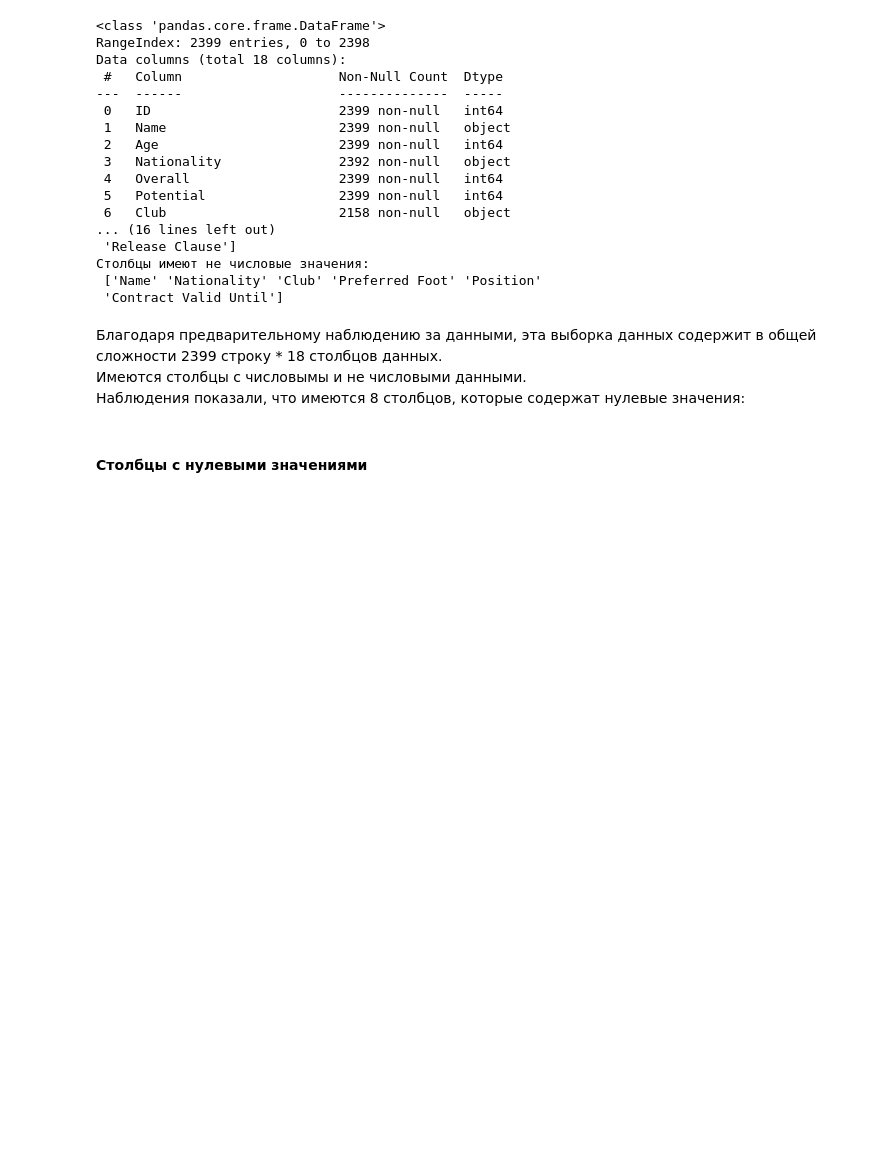
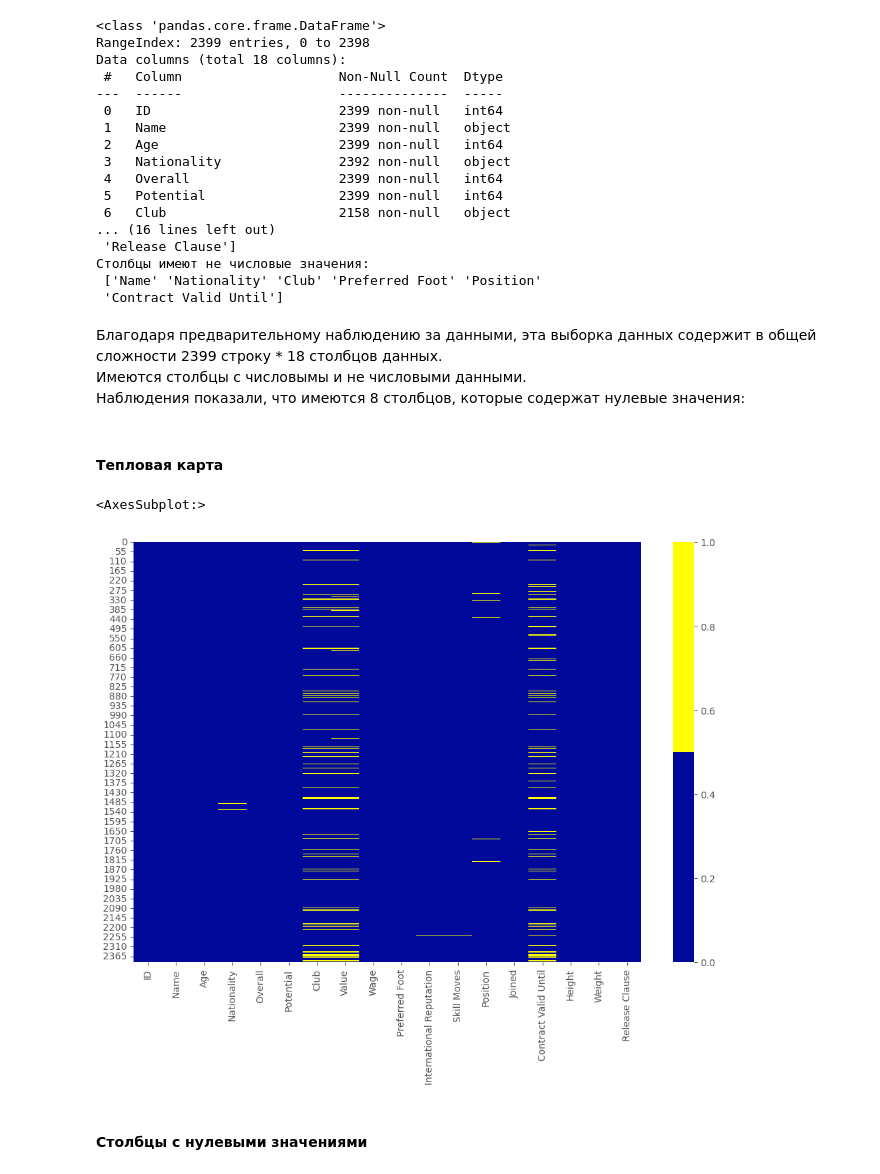
Before and after one commit to AndreyK89/Tech_Specialty, a Jupyter notebook: ETL/HW_2/ETL_HW_2_Кошелев.А.ipynb, the cells around one changed output. Saved outputs shown, nothing was run; the diff lists cells and outputs as text; code cells hidden in the pictures; blank space fills up the shorter version.

```diff
--- a/ETL/HW_2/ETL_HW_2_Кошелев.А.ipynb
+++ b/ETL/HW_2/ETL_HW_2_Кошелев.А.ipynb
@@ -109,6 +109,15 @@ Data columns (total 18 columns):
 в общей сложности 2399 строку * 18 столбцов данных.
 Имеются столбцы с числовымы и не числовыми данными.
 Наблюдения показали, что имеются 8 столбцов, которые содержат нулевые значения:
+# %% [markdown]
+#### Тепловая карта
+# %%
+cols = df.columns[:18]
+colours = ['#000999', '#ffff00']
+sns.heatmap(df[cols].isnull(), cmap=sns.color_palette(colours))
+# %% [output]
+<AxesSubplot:>
+[figure, added]
 # %% [markdown]
 #### Столбцы с нулевыми значениями
 # %%
```
Also changed, not shown: parts of 2 cells of this notebook.
